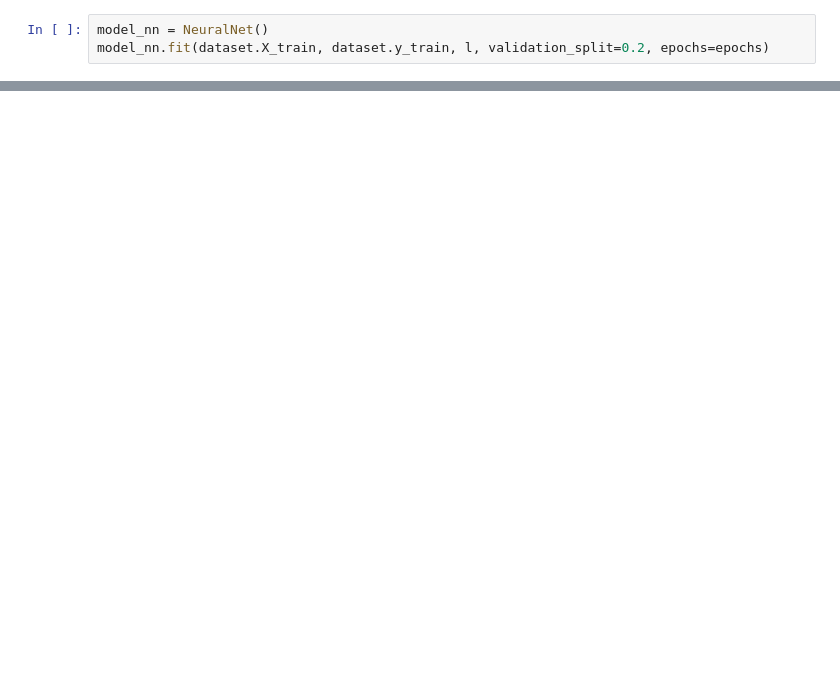
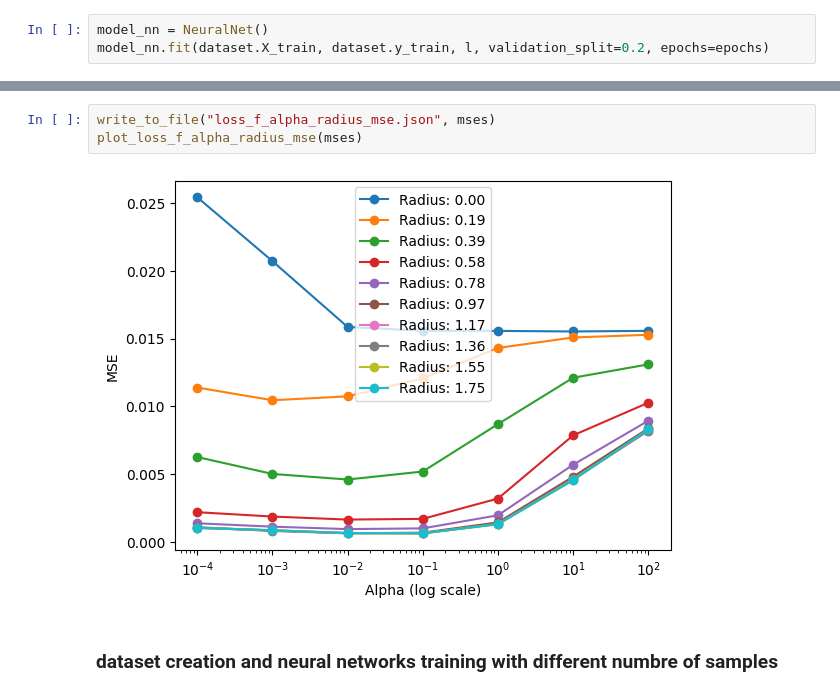
Before and after one commit to DhiaBou/sampled-networks, a Jupyter notebook: first_jupyter.ipynb, the cells around one changed output, grey strips where cells are left out. Drawn from its saved outputs; the diff is of its cells as text; blank space fills up the shorter version.

```diff
--- a/first_jupyter.ipynb
+++ b/first_jupyter.ipynb
@@ -162,0 +187,7 @@ plot_loss_f_alpha_radius_mse(mses)
+# %%
+write_to_file("loss_f_alpha_radius_mse.json", mses)
+plot_loss_f_alpha_radius_mse(mses)
+# %% [output]
+[figure, added]
+# %% [markdown]
+### dataset creation and neural networks training with different numbre of samples
```
Also changed, not shown: parts of 13 cells of this notebook, 10 other files.
